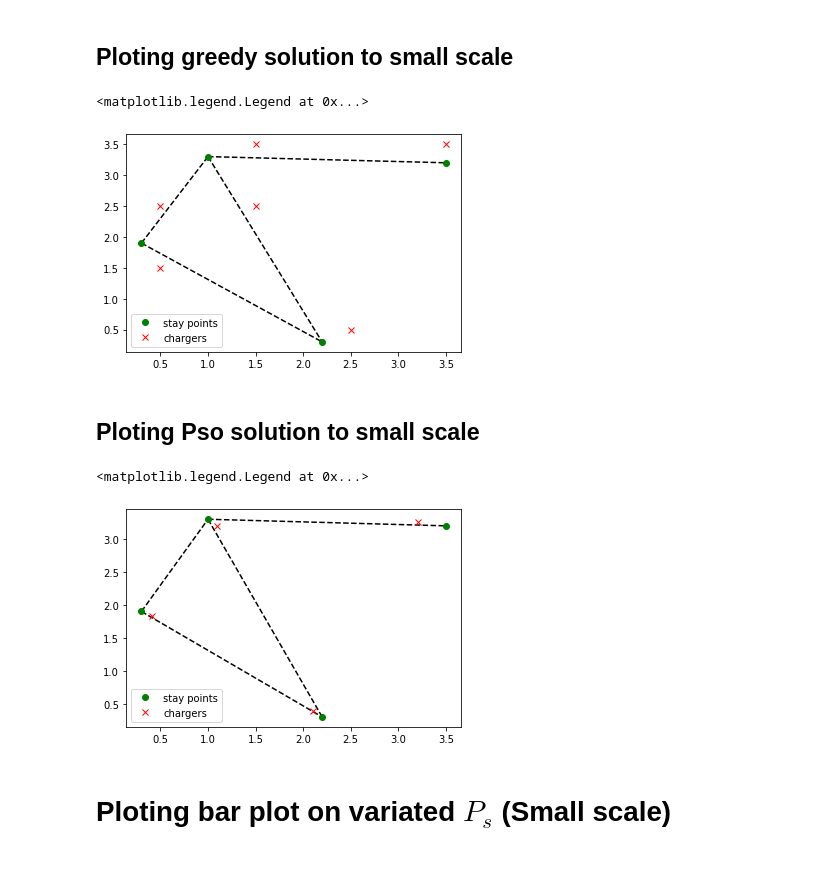
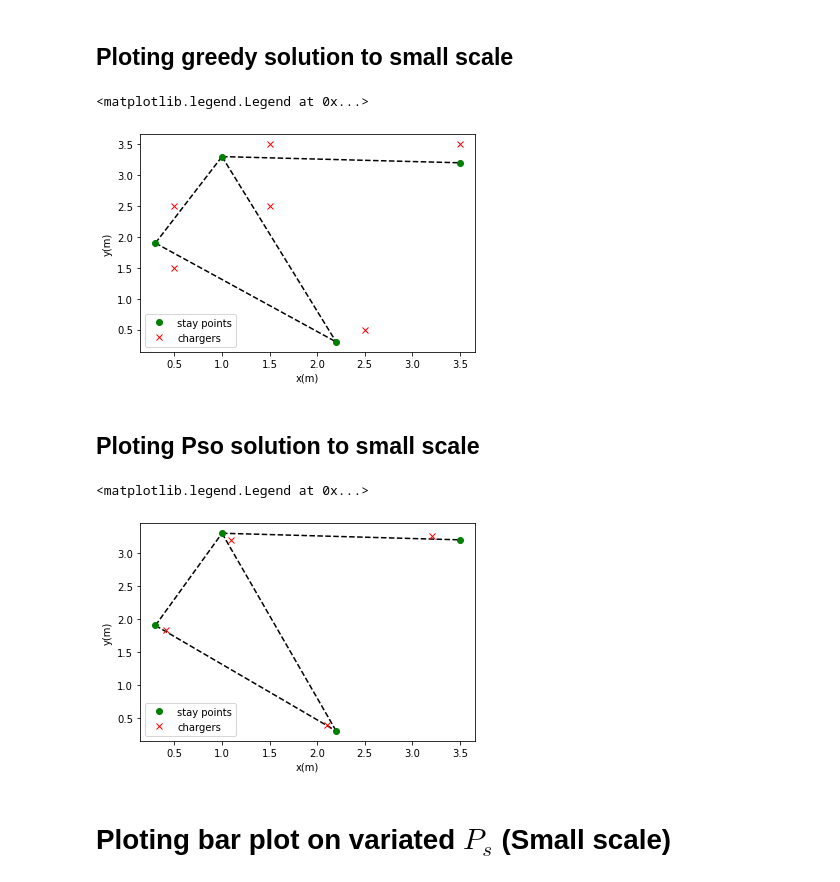
Before and after one commit to drewyh999/wireless_charging_scheme_simulator, a Jupyter notebook: result_plotting.ipynb, the cells around one changed output. Drawn from its saved outputs; the diff is of its cells as text; code cells hidden in the pictures.

```diff
--- a/result_plotting.ipynb
+++ b/result_plotting.ipynb
@@ -24,20 +24,22 @@ ax.legend()
 # %%
 xs = [0.3, 1, 2.2, 3.5]
 ys = [1.9, 3.3, 0.3, 3.2]
 charger_x = [0.5,0.5,1.5,3.5,1.5,2.5]
 charger_y = [2.5,1.5,3.5,3.5,2.5,0.5]
 fig,ax = plt.subplots(1,1)
 ax.plot(np.array([0.3,1]),np.array([1.9,3.3]),'k--')
 ax.plot([1,2.2],[3.3,0.3],'k--')
 ax.plot([1,3.5],[3.3,3.2],'k--')
 ax.plot([0.3,2.2],[1.9,0.3],'k--')
 #ax.plot([1, 2, 3, 1.5], [1, 4, 9, 8], 'yo',label='stay points')
 ax.plot(xs,ys,'go',label='stay points')
 ax.plot(charger_x,charger_y,'rx',label="chargers")
+ax.set_xlabel("x(m)")
+ax.set_ylabel("y(m)")
 ax.legend()
 # %% [output]
 <matplotlib.legend.Legend at 0x...>
-[figure, old version]
+[figure, new version]
 # %% [markdown]
 ## Ploting Pso solution to small scale
 # %%
@@ -53,10 +55,12 @@ ax.plot([0.3,2.2],[1.9,0.3],'k--')
 #ax.plot([1, 2, 3, 1.5], [1, 4, 9, 8], 'yo',label='stay points')
 ax.plot(xs,ys,'go',label='stay points')
 ax.plot(charger_x,charger_y,'rx',label="chargers")
+ax.set_xlabel("x(m)")
+ax.set_ylabel("y(m)")
 ax.legend()
 # %% [output]
 <matplotlib.legend.Legend at 0x...>
-[figure, old version]
+[figure, new version]
 # %% [markdown]
 # Ploting bar plot on variated $P_s$ (Small scale)
 # %%
```
Also changed, not shown: parts of 4 cells of this notebook, 32 other files.
